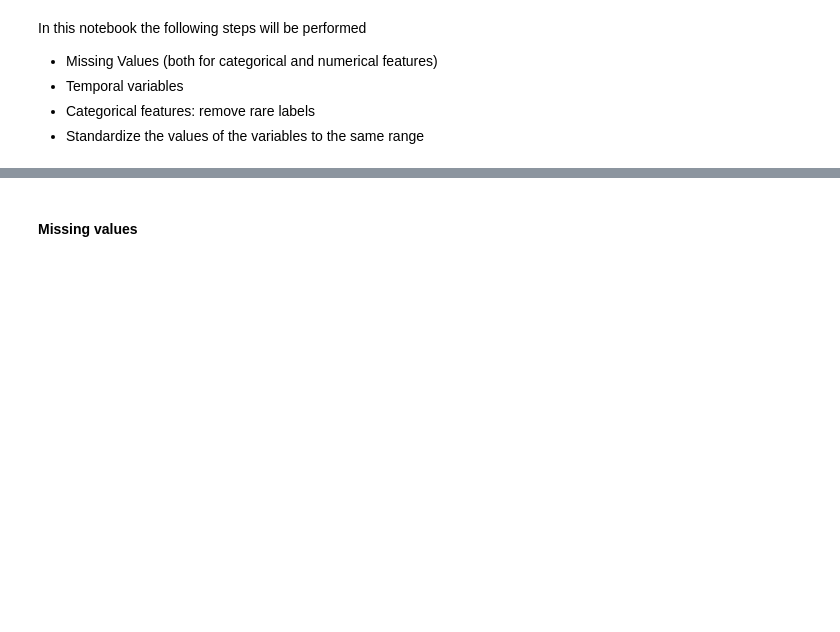
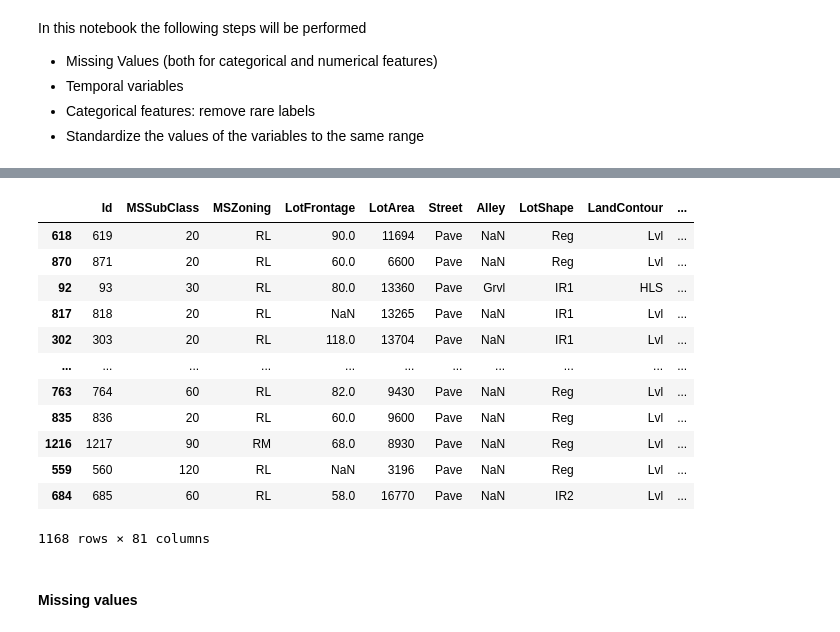
Before and after one commit to Prithvi2310/Advanced-House-Price-Prediction, a Jupyter notebook: ipynb files/Feature-Engineering.ipynb, the cells around one changed output, grey strips where cells are left out. Drawn from its saved outputs; the diff is of its cells as text; code cells hidden in the pictures; blank space fills up the shorter version.

```diff
--- a/ipynb files/Feature-Engineering.ipynb
+++ b/ipynb files/Feature-Engineering.ipynb
@@ -26,3 +38,27 @@ dataset.head()
+# %%
+# Splitting the dataset
+X = dataset.iloc[:,:-1]
+Y = dataset.iloc[:, -1]
+# %%
+X_train, X_test, y_train, y_test = train_test_split(X, Y, test_size=0.2, random_state=0, shuffle=True)
+# %%
+train_data = pd.concat([X_train, y_train], axis=1)
+# %%
+train_data
+# %% [output]
+|  | Id | MSSubClass | MSZoning | LotFrontage | LotArea | Street | Alley | LotShape | LandContour | ... |
+| 618 | 619 | 20 | RL | 90.0 | 11694 | Pave | NaN | Reg | Lvl | ... |
+| 870 | 871 | 20 | RL | 60.0 | 6600 | Pave | NaN | Reg | Lvl | ... |
+| 92 | 93 | 30 | RL | 80.0 | 13360 | Pave | Grvl | IR1 | HLS | ... |
+| 817 | 818 | 20 | RL | NaN | 13265 | Pave | NaN | IR1 | Lvl | ... |
+| 302 | 303 | 20 | RL | 118.0 | 13704 | Pave | NaN | IR1 | Lvl | ... |
+| ... | ... | ... | ... | ... | ... | ... | ... | ... | ... | ... |
+| 763 | 764 | 60 | RL | 82.0 | 9430 | Pave | NaN | Reg | Lvl | ... |
+| 835 | 836 | 20 | RL | 60.0 | 9600 | Pave | NaN | Reg | Lvl | ... |
+| 1216 | 1217 | 90 | RM | 68.0 | 8930 | Pave | NaN | Reg | Lvl | ... |
+| 559 | 560 | 120 | RL | NaN | 3196 | Pave | NaN | Reg | Lvl | ... |
+| 684 | 685 | 60 | RL | 58.0 | 16770 | Pave | NaN | IR2 | Lvl | ... |
+1168 rows × 81 columns
 # %% [markdown]
 #### Missing values
 # %% [markdown]
```
Also changed, not shown: parts of 3 cells of this notebook.
